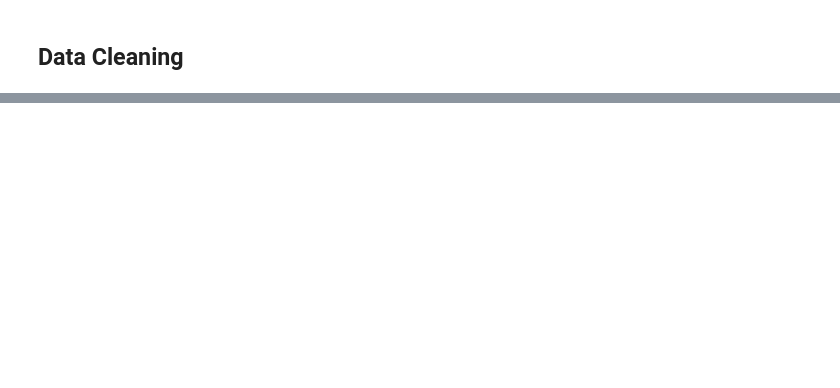
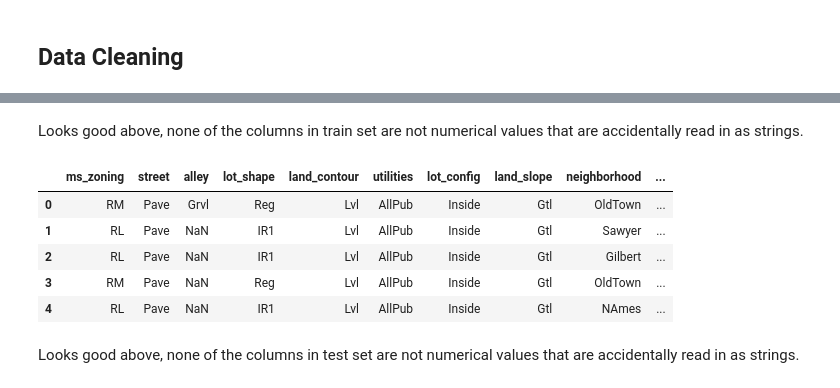
Before and after one commit to ngwtl/DSI-SG-24-projects, a Jupyter notebook: project_2/code/ethan-project-2-code.ipynb, the cells around one changed output, grey strips where cells are left out. Saved outputs shown, nothing was run; the diff lists cells and outputs as text; code cells hidden in the pictures; blank space fills up the shorter version.

```diff
--- a/project_2/code/ethan-project-2-code.ipynb
+++ b/project_2/code/ethan-project-2-code.ipynb
@@ -151 +240,15 @@ test.columns = [x.lower().replace(' ','_') for x in test.columns]
+# %% [markdown]
+Looks good above, none of the columns in train set are not numerical values that are accidentally read in as strings.
+# %%
+# Repeat exercise for test set
+test.select_dtypes(include=['object']).head()
+# %% [output]
+|  | ms_zoning | street | alley | lot_shape | land_contour | utilities | lot_config | land_slope | neighborhood | ... |
+| 0 | RM | Pave | Grvl | Reg | Lvl | AllPub | Inside | Gtl | OldTown | ... |
+| 1 | RL | Pave | NaN | IR1 | Lvl | AllPub | Inside | Gtl | Sawyer | ... |
+| 2 | RL | Pave | NaN | IR1 | Lvl | AllPub | Inside | Gtl | Gilbert | ... |
+| 3 | RM | Pave | NaN | Reg | Lvl | AllPub | Inside | Gtl | OldTown | ... |
+| 4 | RL | Pave | NaN | IR1 | Lvl | AllPub | Inside | Gtl | NAmes | ... |
+# %% [markdown]
+Looks good above, none of the columns in test set are not numerical values that are accidentally read in as strings.
 # %%
```
Also changed, not shown: parts of 24 cells of this notebook.
